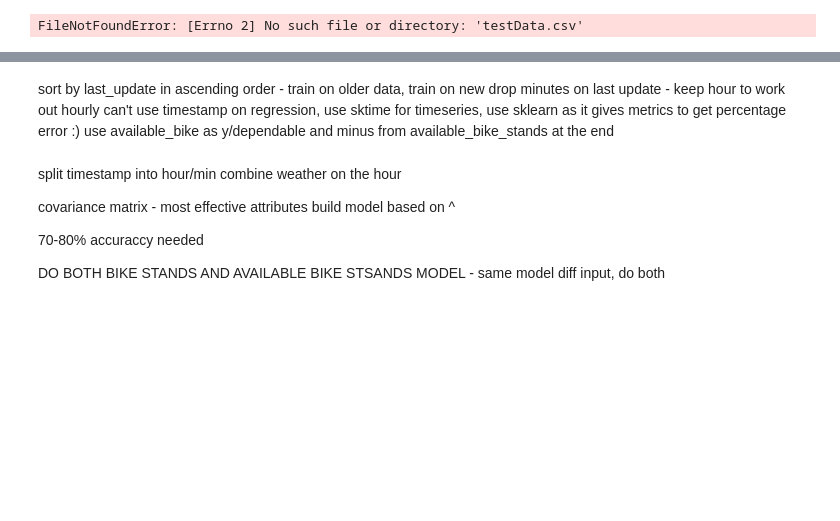
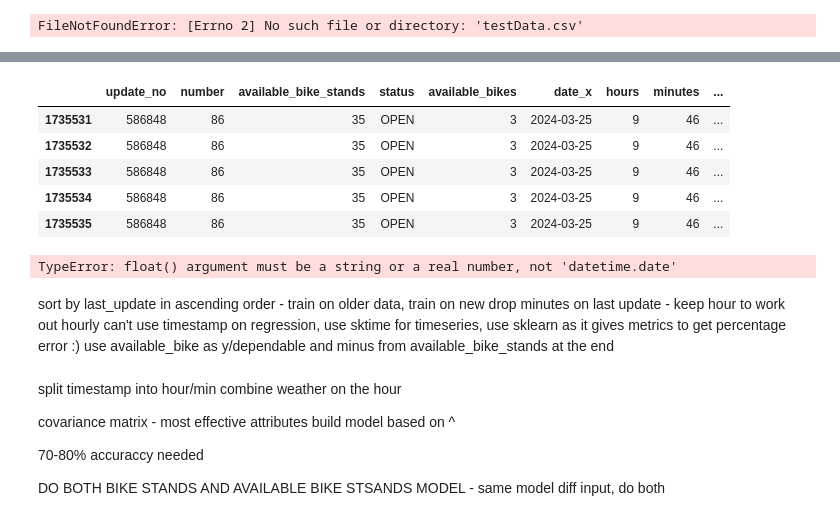
Before and after one commit to t-acheson/dublin_bikes_project, a Jupyter notebook: mlModel.ipynb, the cells around one changed output, grey strips where cells are left out. Cells and saved outputs as stored; diff of their text form; code cells hidden in the pictures; blank space fills up the shorter version.

```diff
--- a/mlModel.ipynb
+++ b/mlModel.ipynb
@@ -35,3 +45,6 @@ df['last_update'] = pd.to_datetime(df['last_update'], unit='ms', errors='ignore'
 df['date'] = df['last_update'].dt.date
 df['hours'] = df['last_update'].dt.hour
 df['minutes'] = df['last_update'].dt.minute
+
+df = df.drop(columns=['last_update'])
+# df = df.drop(columns=['status'])
@@ -43,0 +90,16 @@ train_data, test_data = train_test_split(df, test_size=0.3, random_state=42)
+# %%
+# merged_df = merged_df.drop(columns=['last_update'])
+# merged_df = merged_df.drop(columns=['status'])
+# merged_df = merged_df.drop(columns=['last_updated'])
+# merged_df = merged_df.drop(columns=['last_update'])
+
+
+# merged_df.head()
+merged_df.tail()
+# %% [output]
+|  | update_no | number | available_bike_stands | status | available_bikes | date_x | hours | minutes | ... |
+| 1735531 | 586848 | 86 | 35 | OPEN | 3 | 2024-03-25 | 9 | 46 | ... |
+| 1735532 | 586848 | 86 | 35 | OPEN | 3 | 2024-03-25 | 9 | 46 | ... |
+| 1735533 | 586848 | 86 | 35 | OPEN | 3 | 2024-03-25 | 9 | 46 | ... |
+| 1735534 | 586848 | 86 | 35 | OPEN | 3 | 2024-03-25 | 9 | 46 | ... |
+| 1735535 | 586848 | 86 | 35 | OPEN | 3 | 2024-03-25 | 9 | 46 | ... |
@@ -44,7 +112,13 @@ train_data, test_data = train_test_split(df, test_size=0.3, random_state=42)
 # %%
-# Split the data into training and testing sets
-#TODO need to split based on available_bikes as y
-X_train, X_test, Y_train, Y_test = train_test_split(X, Y, test_size=0.2, random_state=42)
+
+
+# Assuming X_train and Y_train are already defined
+# Ensure Y_train is a 1D array
+Y_train = np.ravel(Y_train)
+
+# Ensure X_train is a 2D array
+if len(X_train.shape) == 1:
+    X_train = X_train.reshape(-1, 1)
 
 # Create and train the linear regression model
 model = LinearRegression()
@@ -52,6 +126,7 @@ model.fit(X_train, Y_train)
 
 # Save the model to a file
 filename = 'linear_regression_model.sav'
+import pickle
 pickle.dump(model, open(filename, 'wb'))
 
 # Load the model from the file
@@ -59,6 +134,8 @@ loaded_model = pickle.load(open(filename, 'rb'))
 
 # Use the loaded model to make predictions
 predictions = loaded_model.predict(X_test)
+# %% [output]
+TypeError: float() argument must be a string or a real number, not 'datetime.date'
 # %% [markdown]
 sort by last_update in ascending order - train on older data, train on new
 drop minutes on last update - keep hour to work out hourly
```
Also changed, not shown: parts of 8 cells of this notebook.
